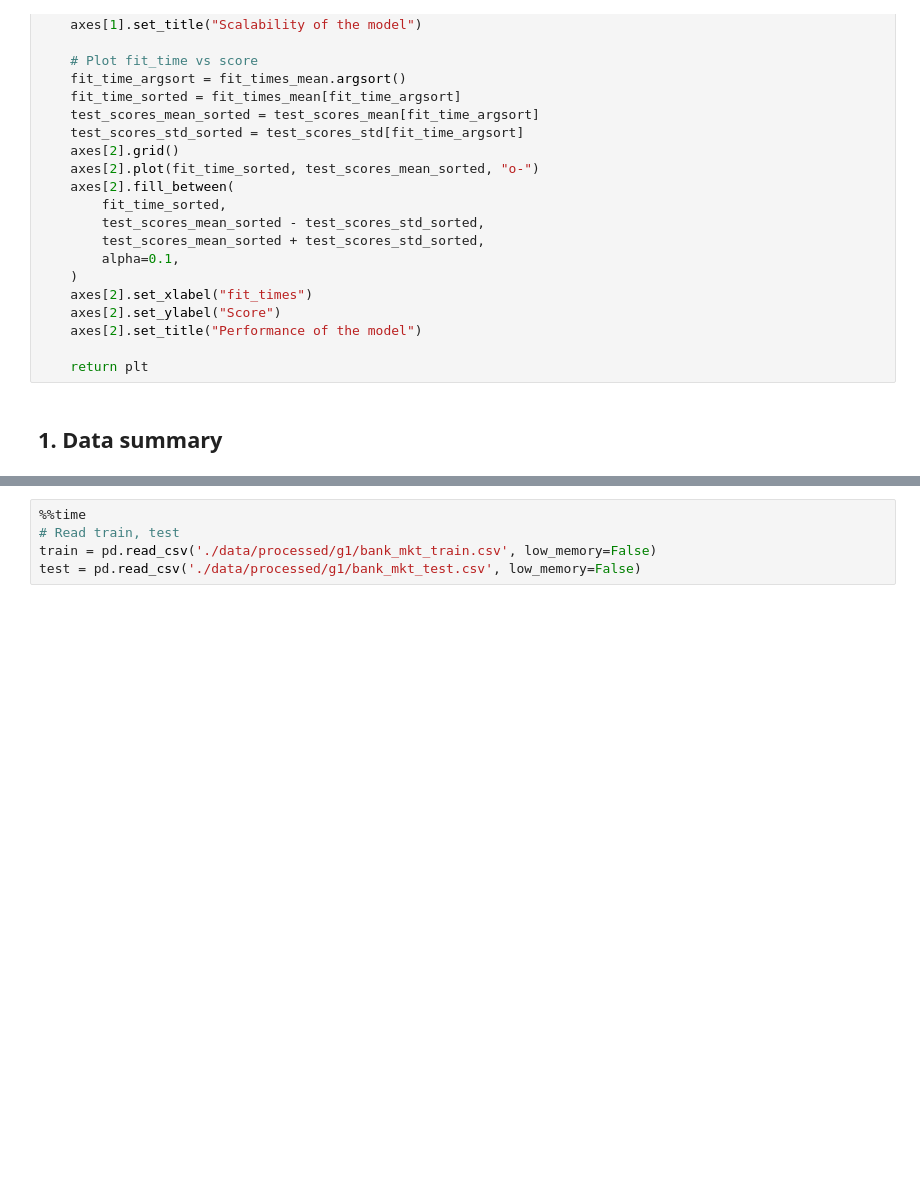
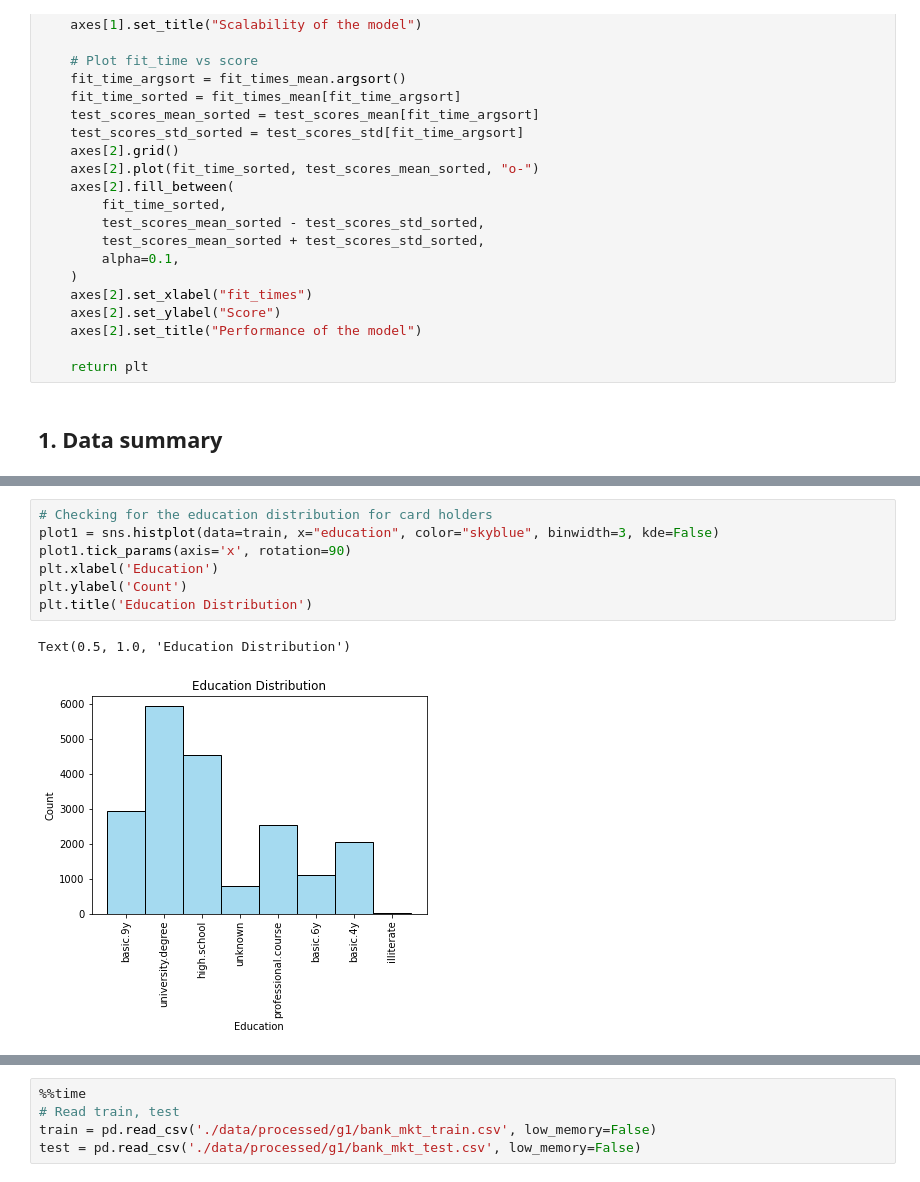
Before and after one commit to Wajiharfaoui/Bank-Telemarketing-Outcome-Prediction, a Jupyter notebook: code_final.ipynb, the cells around one changed output, grey strips where cells are left out. Saved outputs shown, nothing was run; the diff lists cells and outputs as text; blank space fills up the shorter version.

```diff
--- a/code_final.ipynb
+++ b/code_final.ipynb
@@ -245,0 +266,10 @@ def plot_learning_curve(
+# %%
+# Checking for the education distribution for card holders
+plot1 = sns.histplot(data=train, x="education", color="skyblue", binwidth=3, kde=False)
+plot1.tick_params(axis='x', rotation=90)
+plt.xlabel('Education')
+plt.ylabel('Count')
+plt.title('Education Distribution')
+# %% [output]
+Text(0.5, 1.0, 'Education Distribution')
+[figure, added]
```
Also changed, not shown: parts of 17 cells of this notebook.
